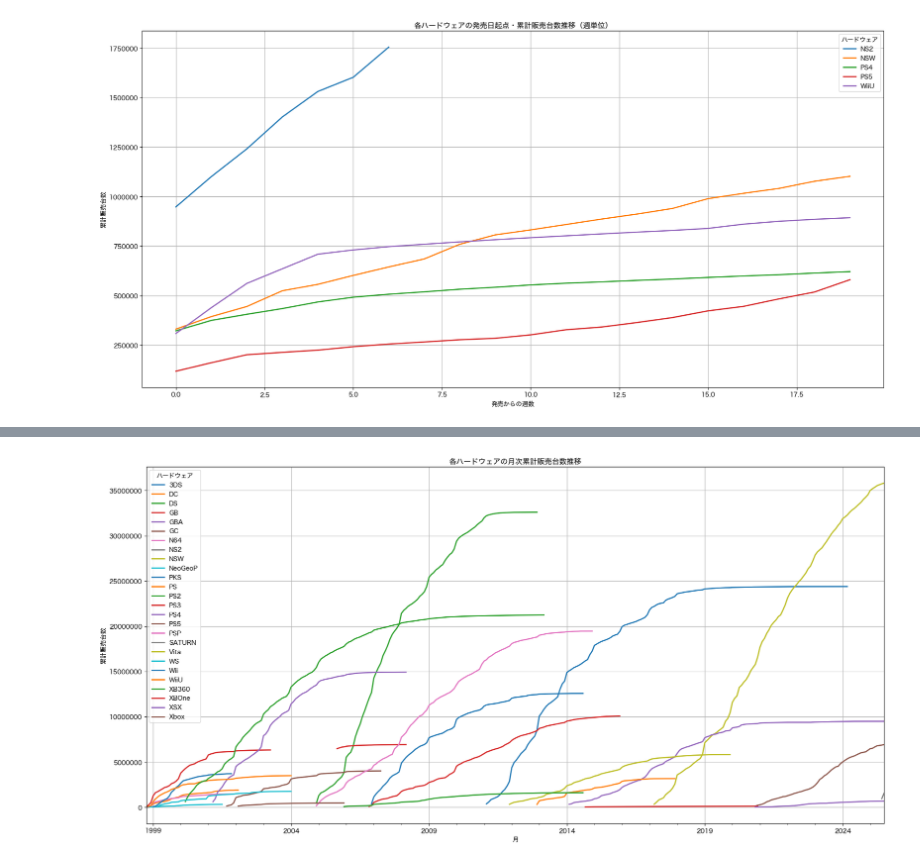
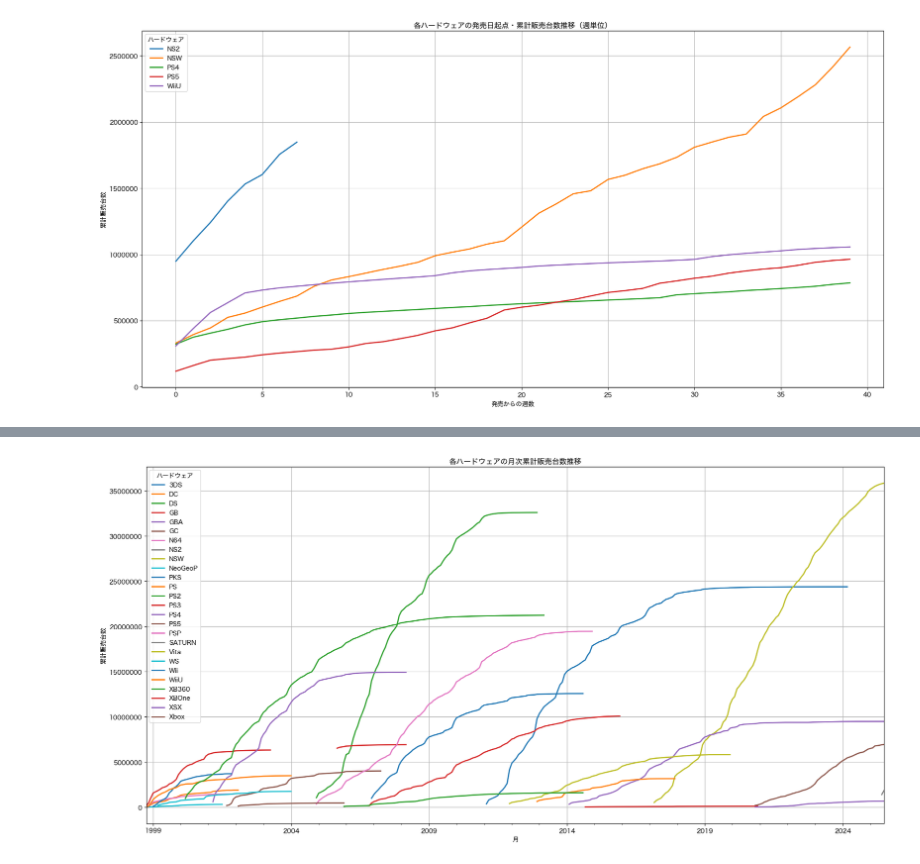
Before and after one commit to hidenden/gamedata, a Jupyter notebook: analysis/cumulative_graph.ipynb, the cells around one changed output, grey strips where cells are left out. Drawn from its saved outputs; the diff is of its cells as text; code cells hidden in the pictures.

Commit message:
#42 update plot files

```diff
--- a/analysis/cumulative_graph.ipynb
+++ b/analysis/cumulative_graph.ipynb
@@ -35,5 +20,5 @@ pivot_df.reset_index(inplace=True)
 # %%
-fig = ph.plot_cumulative_sales_by_delta(hard_sales_df, ["NS2", "NSW", "PS5", "PS4", "WiiU"], limit=20, monthly=False)
+fig = ph.plot_cumulative_sales_by_delta(hard_sales_df, hw=["NS2", "NSW", "PS5", "PS4", "WiiU"], limit=40, mode="week")
 fig.show()
 # %% [output]
-[figure, old version]
+[figure, new version]
```
Also changed, not shown: parts of 5 cells of this notebook, 1 other file.
